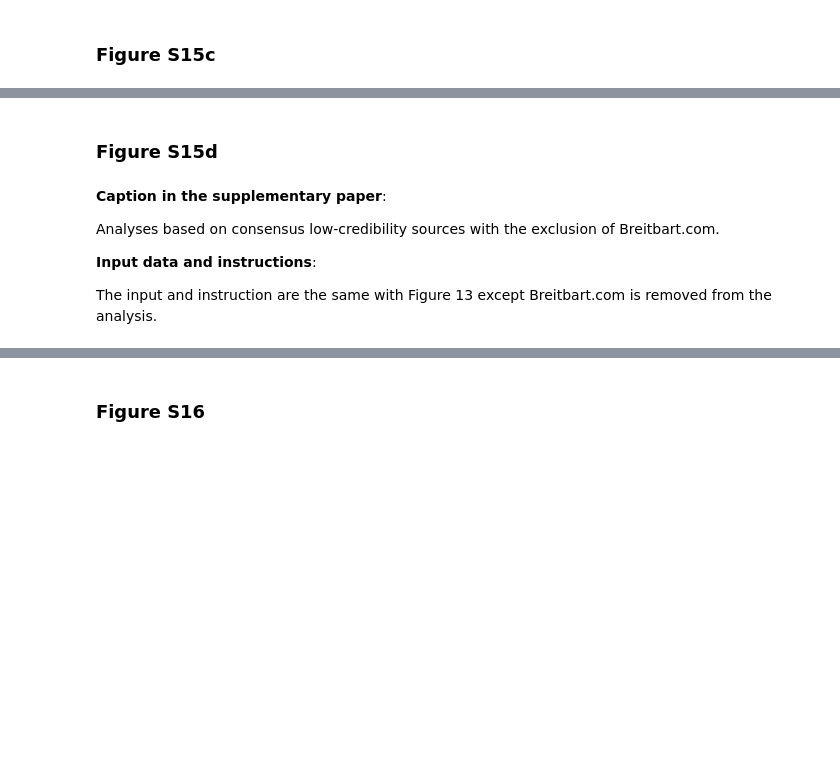
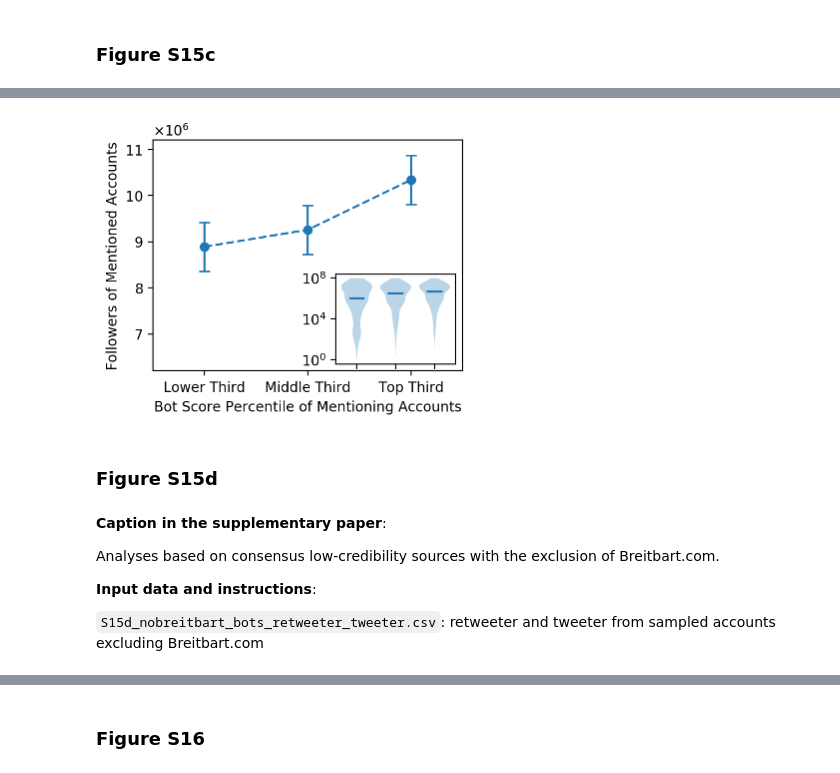
Before and after one commit to osome-iu/HoaxyBots, a Jupyter notebook: HoaxyBotsReproduction.ipynb, the cells around one changed output, grey strips where cells are left out. Saved outputs shown, nothing was run; the diff lists cells and outputs as text; code cells hidden in the pictures; blank space fills up the shorter version.

```diff
--- a/HoaxyBotsReproduction.ipynb
+++ b/HoaxyBotsReproduction.ipynb
@@ -1876,3 +1838,56 @@ plt.show()
+# %%
+from mpl_toolkits.axes_grid.inset_locator import inset_axes
+
+nbins=3
+
+fn = join(DATA_DIR, 'S15c_nobreitbart_bots_targeting.csv')
+df = pd.read_csv(fn)
+
+fig, ax = plt.subplots(figsize=FIGSIZE)
+
+df = assign_segregated_groups(df, nbins)
+gpb = df.groupby('gn')
+d_mean = gpb.to_followers_count.mean()
+logger.info('Mean is %s: ', d_mean)
+d_std = gpb.to_followers_count.std()
+d_size = gpb.size()
+x = np.array(range(3))
+y1 = d_mean.values / 1e6
+y1err = d_std / d_size.apply(np.sqrt) / 1e6
+ax.errorbar(x, y1, yerr=y1err, fmt='--o', capsize=4)
+ax.set_xticks(x)
+ax.set_xticklabels(['Lower Third', 'Middle Third', 'Top Third'])
+ax.set_xlabel('Bot Score Percentile of Mentioning Accounts')
+ax.set_ylabel('Followers of Mentioned Accounts')
+ax.set_xlim([-0.5, 2.5])
+ax.set_ylim([6.2, 11.2])
+ax.text(
+    0,
+    1.02,
+    r'$\times10^6$',
+    transform=ax.transAxes,
+    horizontalalignment='left')
+iax = inset_axes(ax, width=1.2, height=0.9, loc=4)
+df.loc[:, 'to_followers_count'] = np.log10(df.to_followers_count)
+data = []
+for name, gp in df.groupby('gn'):
+    data.append(gp['to_followers_count'].values)
+iax.violinplot(
+    data,
+    positions=x + 0.15,
+    vert=True,
+    widths=0.8,
+    showmeans=False,
+    showextrema=False,
+    showmedians=True,
+    points=100,)
+iax.set_xticks(x + 0.15)
+iax.set_xticklabels([])
+iax.set_yticks([0, 4, 8])
+iax.yaxis.set_major_formatter(
+    mpl.ticker.FuncFormatter(lambda x, y: r'$10^%d$' % x))
+# %% [output]
+[figure, added]
 # %% [markdown]
 ### Figure S15d
 # %% [markdown]
@@ -1882,4 +1897,4 @@ Analyses based on consensus low-credibility sources with the exclusion of Breitb
 
 **Input data and instructions**:
 
-The input and instruction are the same with Figure 13 except Breitbart.com is removed from the analysis.
+`S15d_nobreitbart_bots_retweeter_tweeter.csv`: retweeter and tweeter from sampled accounts excluding Breitbart.com
```
Also changed, not shown: parts of 8 cells of this notebook.
